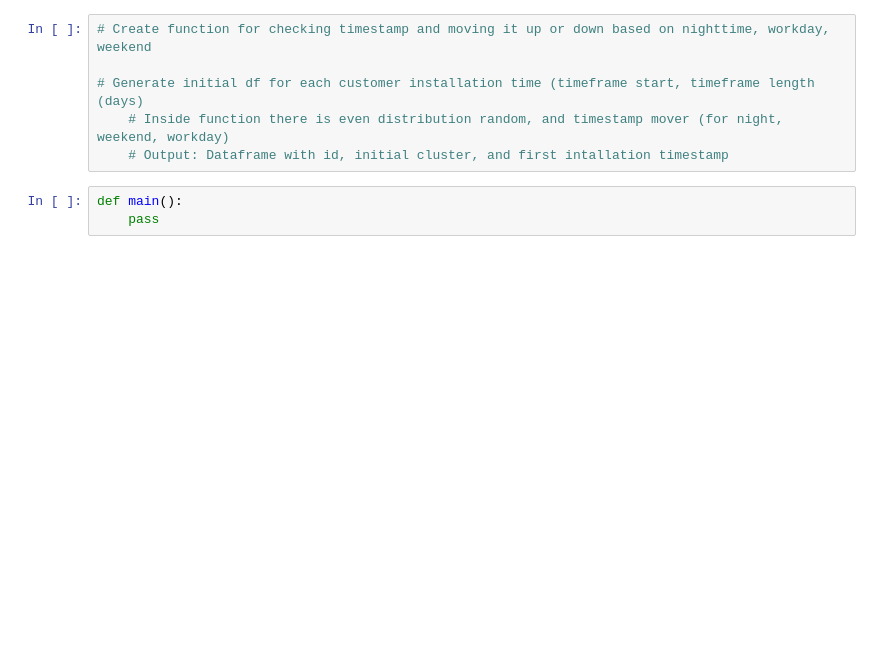
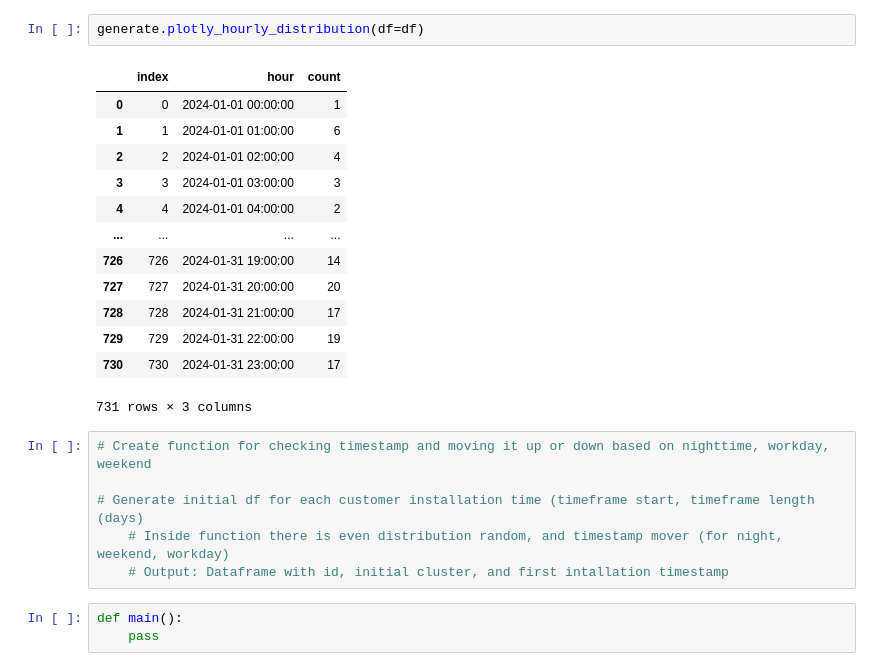
Before and after one commit to pyryjh/Portfolio, a Jupyter notebook: customer_acquisition_analytics/full_workflow.ipynb, the cells around one changed output. Saved outputs shown, nothing was run; the diff lists cells and outputs as text; blank space fills up the shorter version.

```diff
--- a/customer_acquisition_analytics/full_workflow.ipynb
+++ b/customer_acquisition_analytics/full_workflow.ipynb
@@ -51,3 +80,19 @@ display(customers_dict)
+# %%
+generate.plotly_hourly_distribution(df=df)
+# %% [output]
+|  | index | hour | count |
+| 0 | 0 | 2024-01-01 00:00:00 | 1 |
+| 1 | 1 | 2024-01-01 01:00:00 | 6 |
+| 2 | 2 | 2024-01-01 02:00:00 | 4 |
+| 3 | 3 | 2024-01-01 03:00:00 | 3 |
+| 4 | 4 | 2024-01-01 04:00:00 | 2 |
+| ... | ... | ... | ... |
+| 726 | 726 | 2024-01-31 19:00:00 | 14 |
+| 727 | 727 | 2024-01-31 20:00:00 | 20 |
+| 728 | 728 | 2024-01-31 21:00:00 | 17 |
+| 729 | 729 | 2024-01-31 22:00:00 | 19 |
+| 730 | 730 | 2024-01-31 23:00:00 | 17 |
+731 rows × 3 columns
 # %%
 # Create function for checking timestamp and moving it up or down based on nighttime, workday, weekend
 
```
Also changed, not shown: parts of 6 cells of this notebook, 1 other file.
